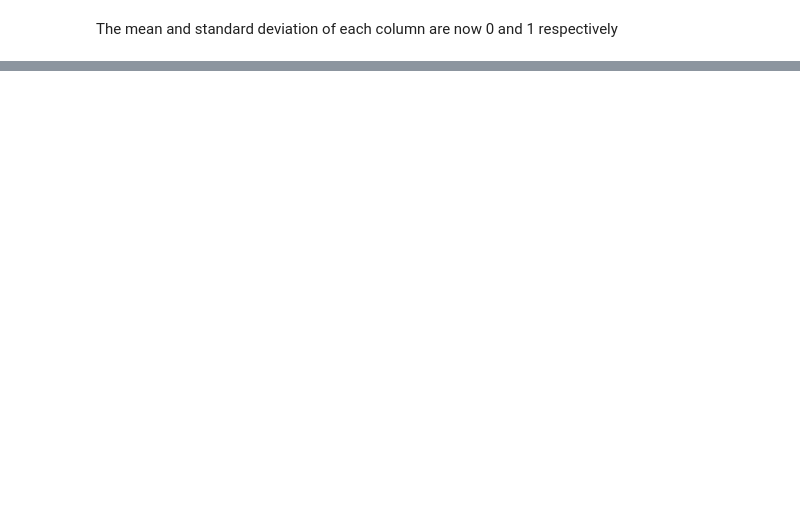
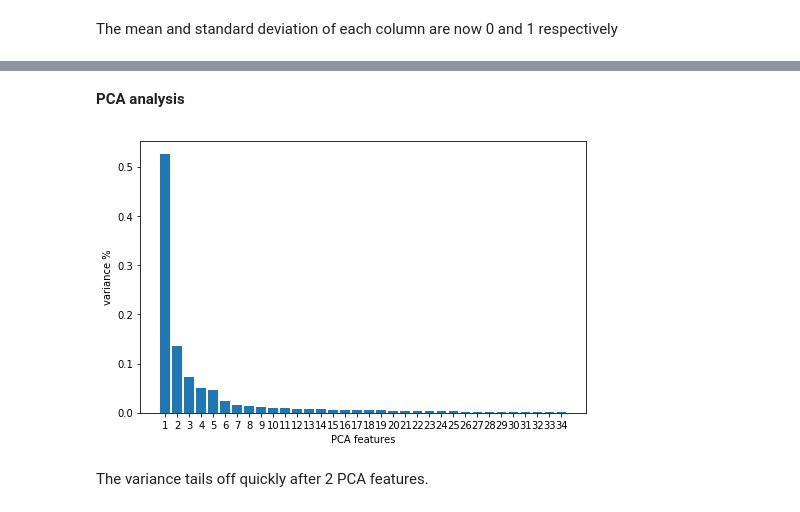
Before and after one commit to julian-west/sofifa-analysis, a Jupyter notebook: kmeans clustering - predict playing positions.ipynb, the cells around one changed output, grey strips where cells are left out. Saved outputs shown, nothing was run; the diff lists cells and outputs as text; code cells hidden in the pictures; blank space fills up the shorter version.

```diff
--- a/kmeans clustering - predict playing positions.ipynb
+++ b/kmeans clustering - predict playing positions.ipynb
@@ -76,0 +114,19 @@ The mean and standard deviation of each column are now 0 and 1 respectively
+# %% [markdown]
+__PCA analysis__
+# %%
+from sklearn.decomposition import PCA
+# Create a PCA instance: pca
+pca = PCA(n_components=34)
+principalComponents = pca.fit_transform(kmeans_df_transformed)# Plot the explained variances
+features = range(1,pca.n_components_+1)
+
+plt.figure(figsize=(8,5))
+plt.bar(features, pca.explained_variance_ratio_)
+plt.xlabel('PCA features')
+plt.ylabel('variance %')
+plt.xticks(features)
+plt.show()
+# %% [output]
+[figure, added]
+# %% [markdown]
+The variance tails off quickly after 2 PCA features.
```
Also changed, not shown: parts of 15 cells of this notebook.
